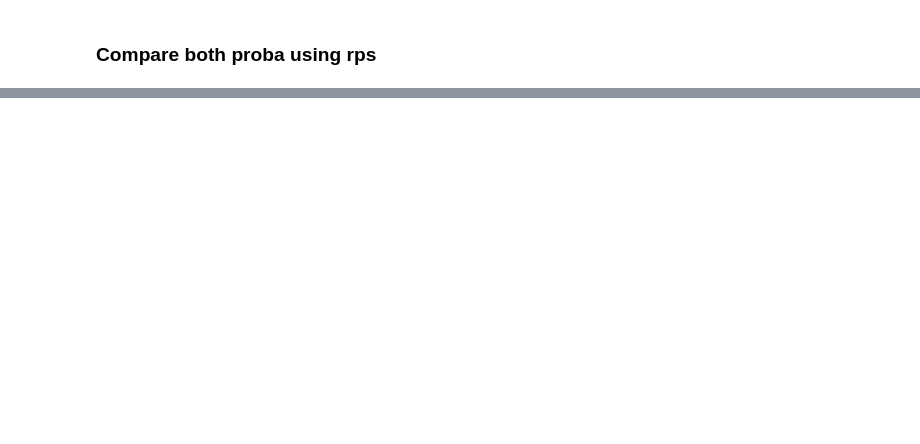
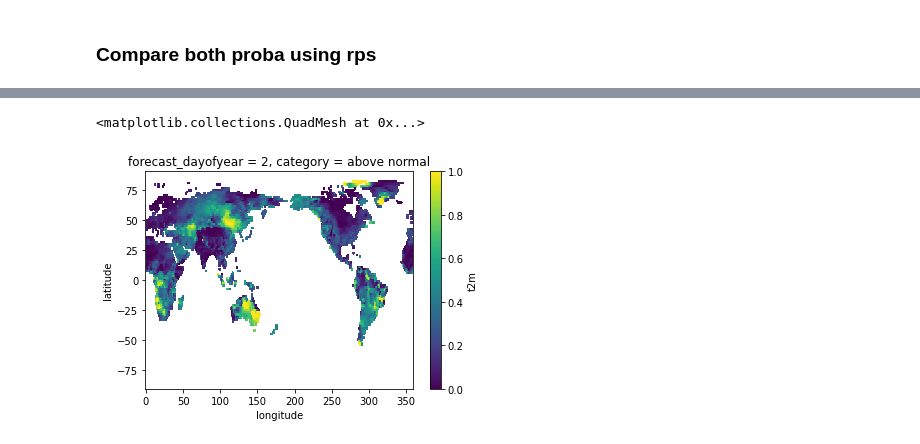
Before and after one commit to crim-ca/crims2s, a Jupyter notebook: notebooks/debias-ecmwf-02.ipynb, the cells around one changed output, grey strips where cells are left out. Drawn from its saved outputs; the diff is of its cells as text; code cells hidden in the pictures; blank space fills up the shorter version.

```diff
--- a/notebooks/debias-ecmwf-02.ipynb
+++ b/notebooks/debias-ecmwf-02.ipynb
@@ -175,0 +539,2 @@ xs.rps(val_probabilistic_obs, val_probabilistic_forecast, category_edges=None, i
+# %%
+obs_w56_train_thresholds = obs_w56_train.quantile([0.33, 0.66], dim=['lead_time', 'forecast_year'])
@@ -175,0 +554,13 @@ xs.rps(val_probabilistic_obs, val_probabilistic_forecast, category_edges=None, i
+# %%
+cdfs_w56 = xr.apply_ufunc(scipy.stats.norm.cdf, obs_w56_train_thresholds.t2m, dask='allowed', kwargs={'loc': loc, 'scale': scale})
+# %%
+below_w56 = cdfs_w56.isel(quantile=0).drop_vars('quantile')
+normal_w56 = (cdfs_w56.isel(quantile=1) - cdfs_w56.isel(quantile=0))
+above_w56 = xr.ones_like(normal) - cdfs_w56.isel(quantile=1).drop_vars('quantile')
+# %%
+val_probabilistic_obs_w56 = xr.concat([below_w56, normal_w56, above_w56], 'category').assign_coords(category=['below normal', 'near normal', 'above normal'])
+# %%
+val_probabilistic_obs_w56.isel(category=2, forecast_dayofyear=0).plot()
+# %% [output]
+<matplotlib.collections.QuadMesh at 0x...>
+[figure, added]
```
Also changed, not shown: parts of 49 cells of this notebook.
